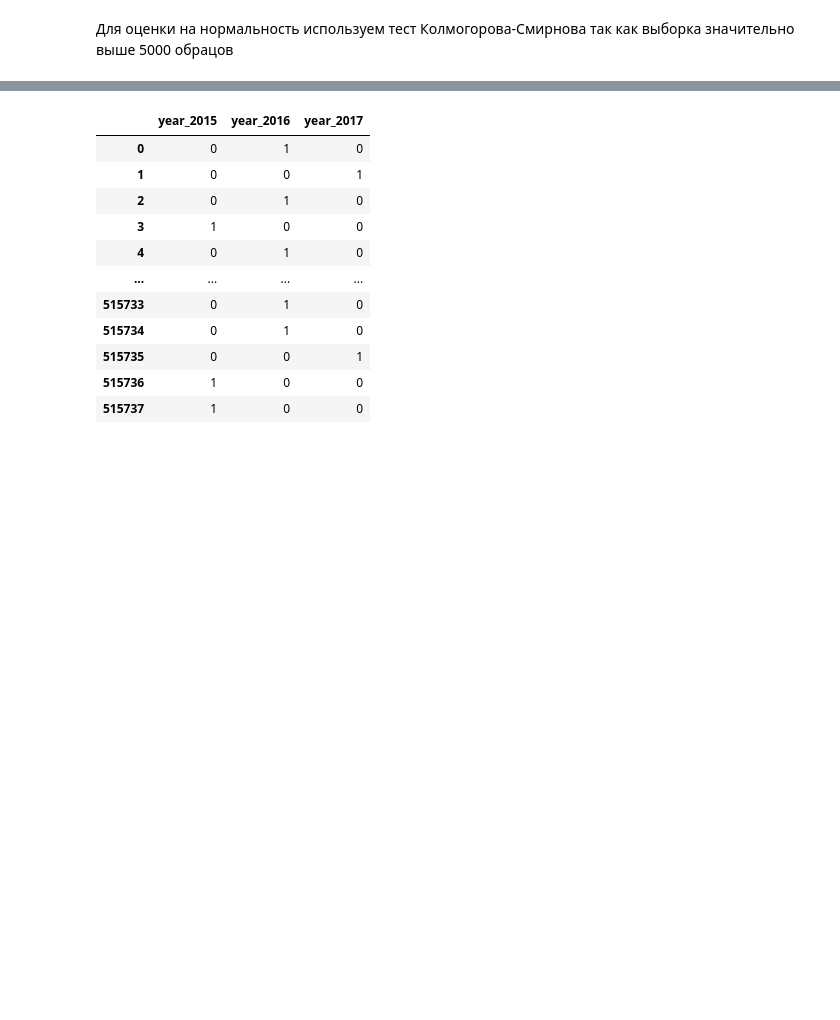
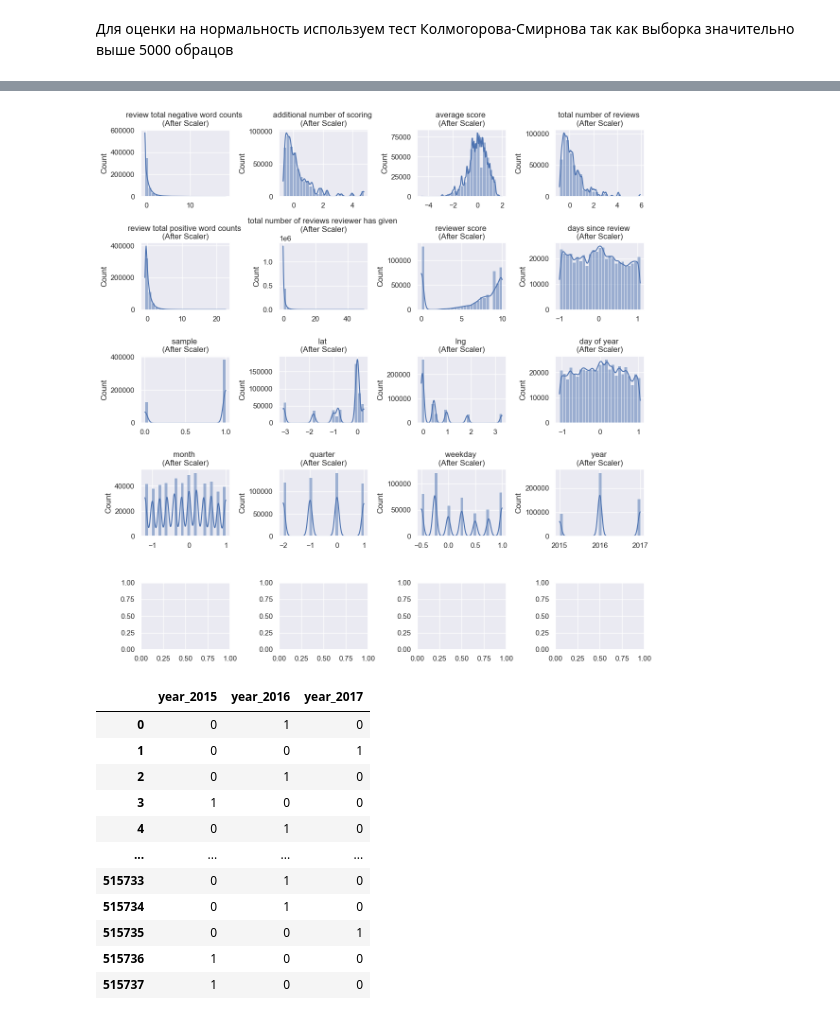
Before and after one commit to YarikKa2/EDA_Feature_Engineering__StudyProject_3, a Jupyter notebook: code/EDA_FeatureEng.ipynb, the cells around one changed output, grey strips where cells are left out. Saved outputs shown, nothing was run; the diff lists cells and outputs as text; code cells hidden in the pictures; blank space fills up the shorter version.

```diff
--- a/code/EDA_FeatureEng.ipynb
+++ b/code/EDA_FeatureEng.ipynb
@@ -610,7 +608,7 @@ neg_word_cnt['review_total_negative_word_counts'] = \
 # Убираем оригинальный столбец 'negative_review' из датафрейма hotels_data и
 # добавляем модифицированный 'negative_review' из ObjDataHotel
 neg_word_cnt.drop(['negative_review'], axis=1, inplace=True)
-neg_word_cnt = pd.concat([ObjDataHotel['negative_review'], neg_word_cnt], axis=1)
+neg_word_cnt = pd.concat([obj_data_hotel['negative_review'], neg_word_cnt], axis=1)
 
 
 
@@ -639,16 +637,16 @@ neg_word_cnt.head(10)
 # Выделяем столбцы с числовыми переменными в отдельный датафрейм
 # %%
 # Выделяем столбцы с числовыми переменными в отдельный датафрейм
-NumDataHotel = hotels_data.drop(['hotel_address', 'hotel_name', 'lat', 'lng',
+num_data_hotel = hotels_data.drop(['hotel_address', 'hotel_name', 'lat', 'lng',
                                  'review_total_negative_word_counts',
                             'reviewer_nationality', 'negative_review', 'review_date',
                             'positive_review', 'tags'], axis=1)
 
-NumDataHotel['days_since_review'] =\
-    NumDataHotel['days_since_review'].apply(lambda x: int(re.findall(r'\d+', x)[0]))
+num_data_hotel['days_since_review'] =\
+    num_data_hotel['days_since_review'].apply(lambda x: int(re.findall(r'\d+', x)[0]))
 
-NumDataHotel = pd.concat([neg_word_cnt, NumDataHotel, LngLatAdress, DateOfReview], axis=1)
-NumDataHotel
+num_data_hotel = pd.concat([neg_word_cnt, num_data_hotel, lng_lat_adress, date_of_review], axis=1)
+num_data_hotel
 # %% [output]
 |  | review_total_negative_word_counts | additional_number_of_scoring | average_score | total_number_of_reviews | review_total_positive_word_counts | ... |
 | 0 | 1 | 581 | 8.4 | 1994 | 4 | ... |
@@ -803 +799,36 @@ NumDataHotel['weekday'] = Scaler(DataFrame=NumDataHotel,
+# %%
+# Отображаем распределение модифицированных признаков в виде гистограмм
+fig, ax = plt.subplots(nrows=4, ncols=4, figsize=(12, 12))
+
+col_list = num_data_hotel.columns.tolist()
+
+for i, j in enumerate(col_list):
+    if i <= 3:
+        hist = sns.histplot(data=num_data_hotel[j], legend=False, kde=True,
+                         bins=25, ax=ax[0, i])
+
+        hist.set(title=f'{j} \n(After Scaler)'.replace('_', ' '), xlabel='')
+
+    elif i <= 7:
+        hist = sns.histplot(data=num_data_hotel[j], legend=False, kde=True,
+                         bins=25, ax=ax[1, i-4])
+
+        hist.set(title=f'{j} \n(After Scaler)'.replace('_', ' '), xlabel='')
+
+    elif i <= 11:
+        hist = sns.histplot(data=num_data_hotel[j], legend=False, kde=True,
+                         bins=25, ax=ax[2, i-8])
+
+        hist.set(title=f'{j} \n(After Scaler)'.replace('_', ' '), xlabel='')
+
+    else:
+        hist = sns.histplot(data=num_data_hotel[j], legend=False, kde=True,
+                         bins=25, ax=ax[3, i-12])
+
+        hist.set(title=f'{j} \n(After Scaler)'.replace('_', ' '), xlabel='')
+
+fig.tight_layout()
+fig.show()
+# %% [output]
+[figure, added]
 # %%
```
Also changed, not shown: parts of 26 cells of this notebook.
